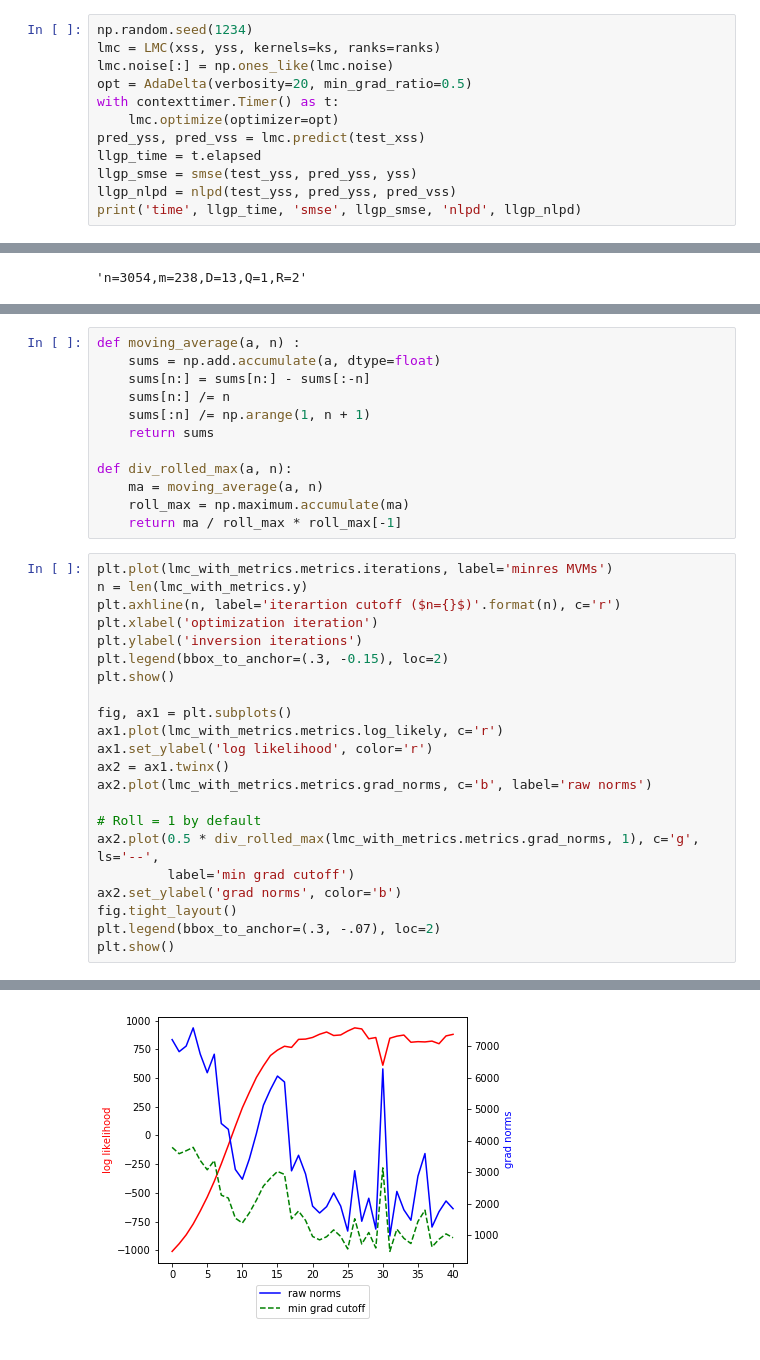
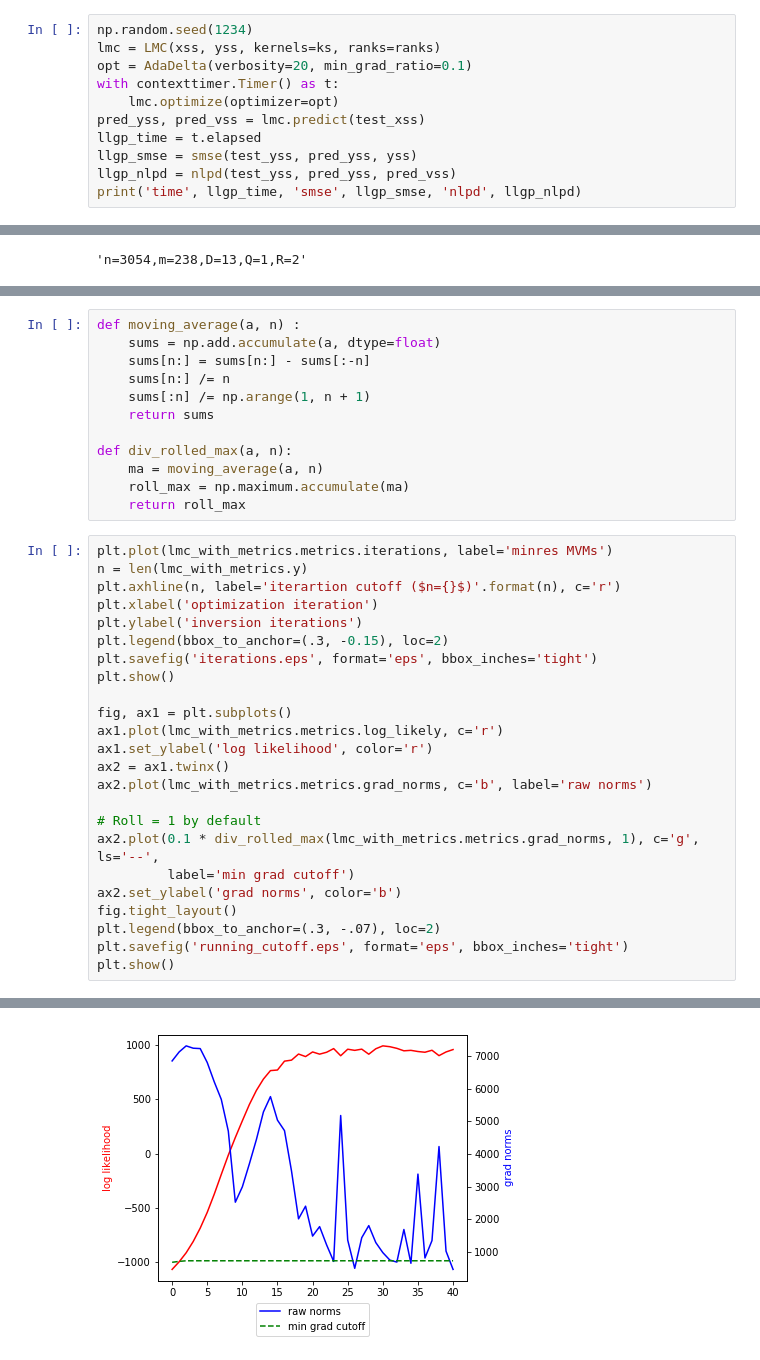
Before and after one commit to vlad17/runlmc, a Jupyter notebook: examples/fx2007.ipynb, the cells around one changed output, grey strips where cells are left out. Cells and saved outputs as stored; diff of their text form.

```diff
--- a/examples/fx2007.ipynb
+++ b/examples/fx2007.ipynb
@@ -31,8 +33,7 @@ xss, yss, test_xss, test_yss, test_fx, cols = foreign_exchange_2007()
 # %%
 np.random.seed(1234)
 lmc = LMC(xss, yss, kernels=ks, ranks=ranks)
-lmc.noise[:] = np.ones_like(lmc.noise)
-opt = AdaDelta(verbosity=20, min_grad_ratio=0.5)
+opt = AdaDelta(verbosity=20, min_grad_ratio=0.1)
 with contexttimer.Timer() as t:
     lmc.optimize(optimizer=opt)
 pred_yss, pred_vss = lmc.predict(test_xss)
@@ -240,7 +245,7 @@ def moving_average(a, n) :
 def div_rolled_max(a, n):
     ma = moving_average(a, n)
     roll_max = np.maximum.accumulate(ma)
-    return ma / roll_max * roll_max[-1]
+    return roll_max
 # %%
 plt.plot(lmc_with_metrics.metrics.iterations, label='minres MVMs')
 n = len(lmc_with_metrics.y)
@@ -248,6 +253,7 @@ plt.axhline(n, label='iterartion cutoff ($n={}$)'.format(n), c='r')
 plt.xlabel('optimization iteration')
 plt.ylabel('inversion iterations')
 plt.legend(bbox_to_anchor=(.3, -0.15), loc=2)
+plt.savefig('iterations.eps', format='eps', bbox_inches='tight')
 plt.show()
 
 fig, ax1 = plt.subplots()
@@ -257,10 +263,11 @@ ax2 = ax1.twinx()
 ax2.plot(lmc_with_metrics.metrics.grad_norms, c='b', label='raw norms')
 
 # Roll = 1 by default
-ax2.plot(0.5 * div_rolled_max(lmc_with_metrics.metrics.grad_norms, 1), c='g', ls='--',
+ax2.plot(0.1 * div_rolled_max(lmc_with_metrics.metrics.grad_norms, 1), c='g', ls='--',
          label='min grad cutoff')
 ax2.set_ylabel('grad norms', color='b')
 fig.tight_layout()
 plt.legend(bbox_to_anchor=(.3, -.07), loc=2)
+plt.savefig('running_cutoff.eps', format='eps', bbox_inches='tight')
 plt.show()
 # %% [output]
@@ -268 +275 @@ plt.show()
-[figure, old version]
+[figure, new version]
```
Also changed, not shown: parts of 10 cells of this notebook, 3 other files.
